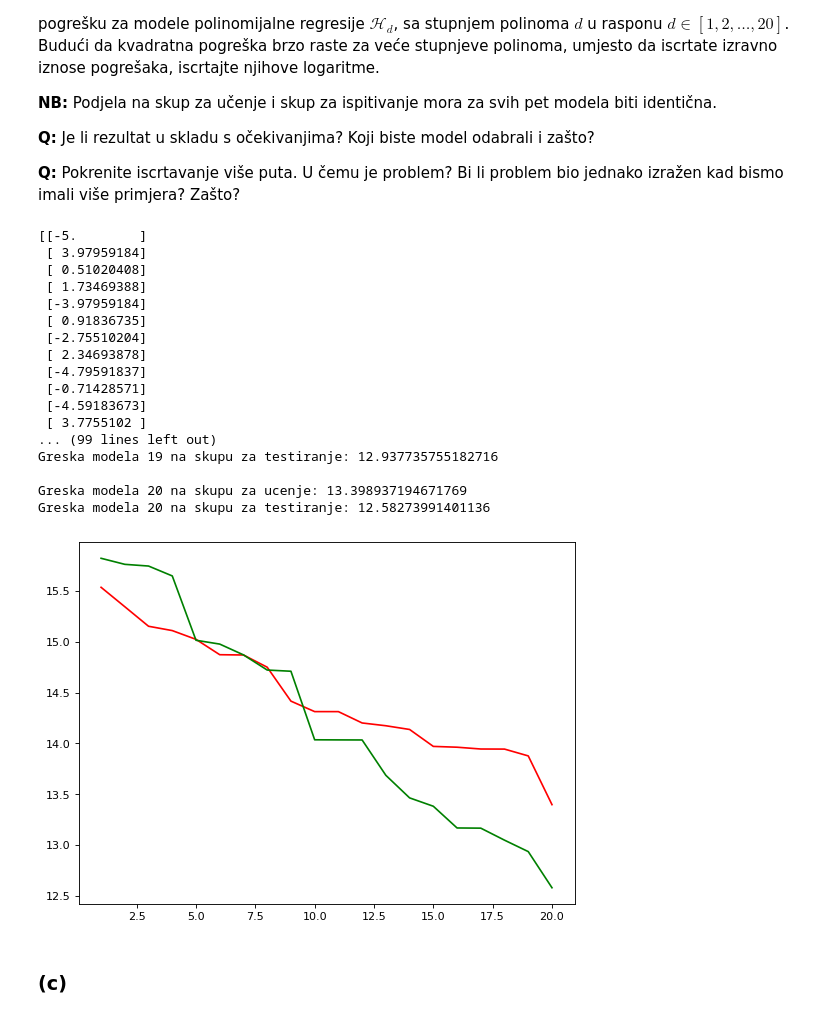
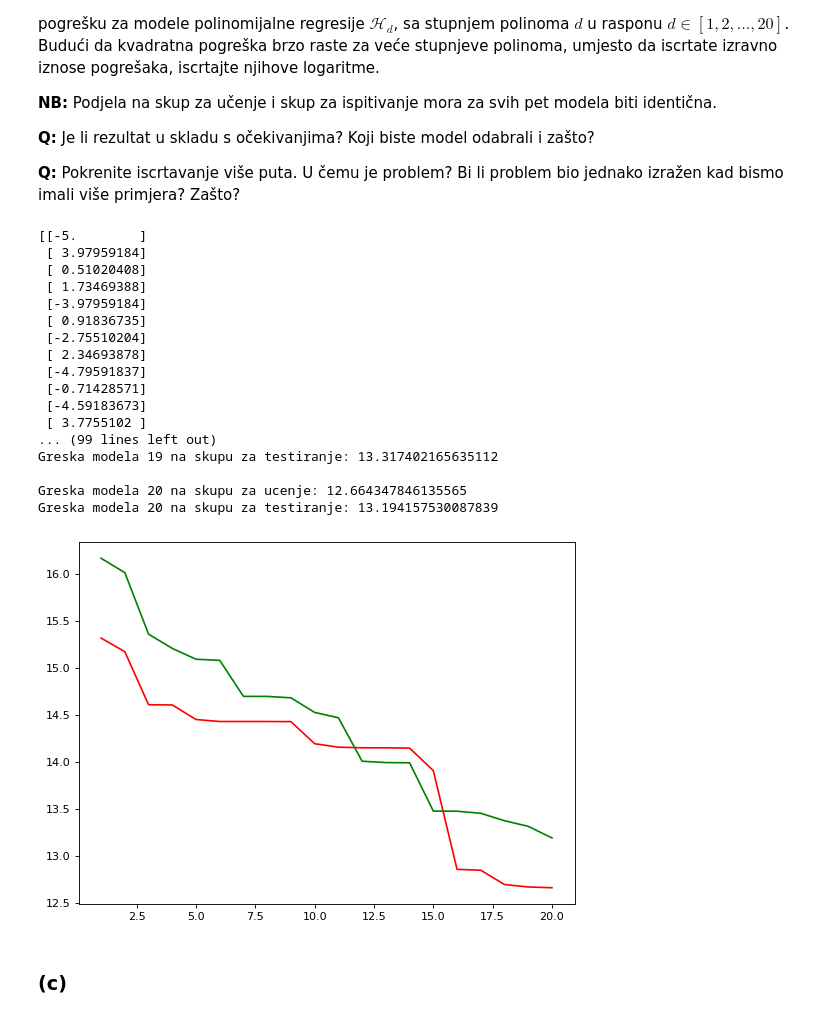
Before and after one commit to Spooky-M/SU_lab1, a Jupyter notebook: SU-2020-LAB01-Regresija.ipynb, the cells around one changed output. Saved outputs shown, nothing was run; the diff lists cells and outputs as text; code cells hidden in the pictures.

```diff
--- a/SU-2020-LAB01-Regresija.ipynb
+++ b/SU-2020-LAB01-Regresija.ipynb
@@ -249,7 +249,7 @@ for i, d in enumerate(d_list):
     hi = p.fit_transform(X3)
     reg = LinearRegression().fit(hi, y3)
     pred = reg.predict(hi)
-    E = mean_squared_error(pred, y3)
+    E = (mean_squared_error(pred, y3))
     print("\nGreska modela " + str(i+1) + ": " + str(E))
     plt.plot(X3, pred, colors_plot[i])
 print("\n")
@@ -277,6 +277,8 @@ Razdvojite skup primjera iz zadatka 2 pomoću funkcije [`model_selection.train_t
 **Q:** Pokrenite iscrtavanje više puta. U čemu je problem? Bi li problem bio jednako izražen kad bismo imali više primjera? Zašto?
 # %%
 from sklearn.model_selection import train_test_split
+X3 = make_instances(-5, 5, 50)
+y3 = make_labels(X3, lambda x: 5 + x - 2*x**2 - 5*x**3, 200)
 d_list = range(1, 21)
 colors_plot = ["r", "g", "b", "c", "m", "y", "k", "orange", "purple", "brown", "pink", "grey", "olive", "lime", "teal", "khaki", "navy", "thistle", "plum", "silver"]
 X_train, X_test, y_train, y_test = train_test_split(X3, y3, test_size=0.5, random_state=42)
@@ -293,37 +295,37 @@ for d in d_list:
     E_train.append(E1)
     print("\nGreska modela " + str(d) + " na skupu za ucenje: " + str(E1))
 
     hi = p.fit_transform(X_test)
     reg = LinearRegression().fit(hi, y_test)
     pred = reg.predict(hi)
     E2 = math.log2(mean_squared_error(pred, y_test))
     E_test.append(E2)
     print("Greska modela " + str(d) + " na skupu za testiranje: " + str(E2))
 
 print("\n")
 figure(num=None, figsize=(8, 6), dpi=80, facecolor='w', edgecolor='k')
 plt.plot(d_list, E_train, "r")
 plt.plot(d_list, E_test, "g")
 plt.show()
 # %% [output]
 [[-5.        ]
  [ 3.97959184]
  [ 0.51020408]
  [ 1.73469388]
  [-3.97959184]
  [ 0.91836735]
  [-2.75510204]
  [ 2.34693878]
  [-4.79591837]
  [-0.71428571]
  [-4.59183673]
  [ 3.7755102 ]
 ... (99 lines left out)
-Greska modela 19 na skupu za testiranje: 12.937735755182716
+Greska modela 19 na skupu za testiranje: 13.317402165635112
 
-Greska modela 20 na skupu za ucenje: 13.398937194671769
-Greska modela 20 na skupu za testiranje: 12.58273991401136
+Greska modela 20 na skupu za ucenje: 12.664347846135565
+Greska modela 20 na skupu za testiranje: 13.194157530087839
-[figure, old version]
+[figure, new version]
 # %% [markdown]
 ### (c)
 # %% [markdown]
```
Also changed, not shown: parts of 6 cells of this notebook.
